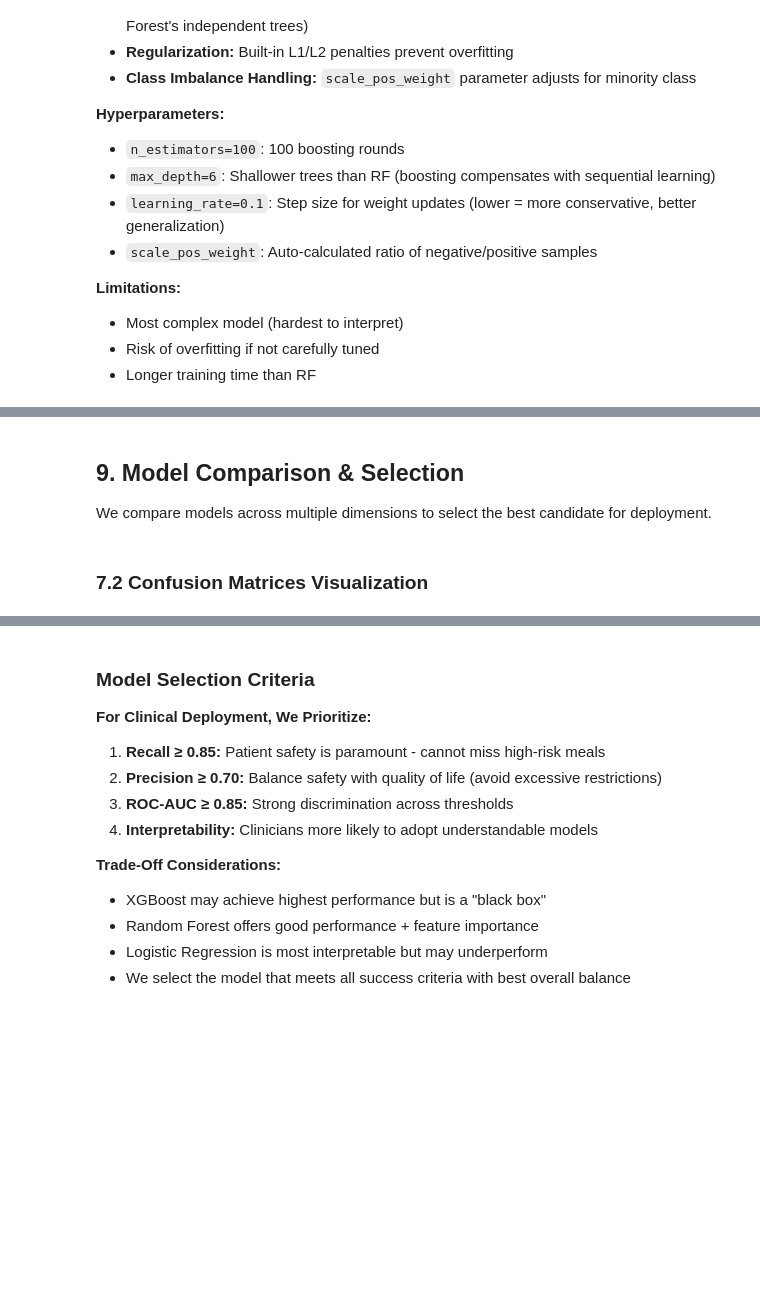
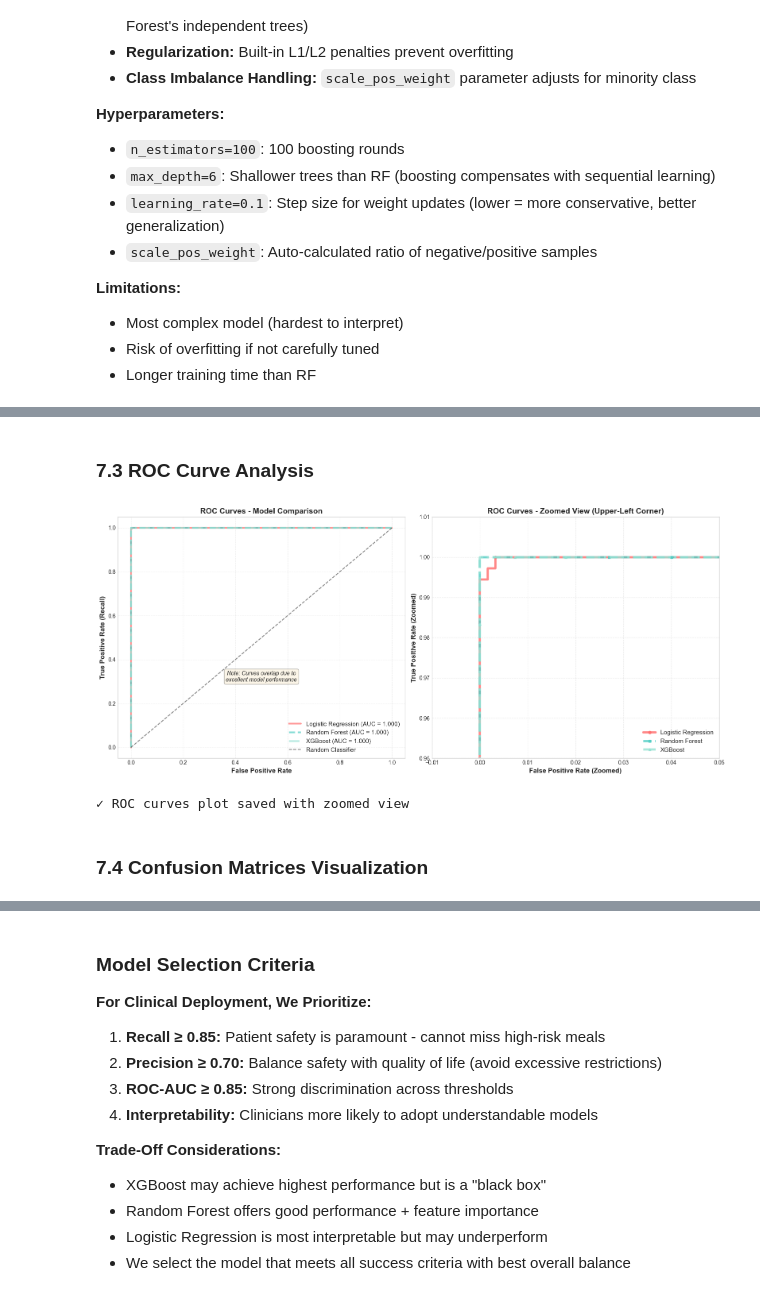
Before and after one commit to sanjaykshetri/gestational_diabetes_recommender_project, a Jupyter notebook: notebooks/03_modeling.ipynb, the cells around one changed output, grey strips where cells are left out. Drawn from its saved outputs; the diff is of its cells as text; code cells hidden in the pictures; blank space fills up the shorter version.

Commit message:
Improve 03_modeling notebook: fix section numbering, enhance ROC visualization, reorganize structure

```diff
--- a/notebooks/03_modeling.ipynb
+++ b/notebooks/03_modeling.ipynb
@@ -991,38 +1209,64 @@ print("✓ Model comparison plot saved")
 # %% [markdown]
-## 9. Model Comparison & Selection
-
-We compare models across multiple dimensions to select the best candidate for deployment.
+### 7.3 ROC Curve Analysis
 # %%
-# Plot ROC curves for all models
-plt.figure(figsize=(10, 8))
+# Plot ROC curves for all models with improved visualization
+fig, (ax1, ax2) = plt.subplots(1, 2, figsize=(16, 7))
 
+# Main ROC Curve Plot
 # Logistic Regression
 fpr_lr, tpr_lr, _ = roc_curve(y_test, y_test_proba_lr)
-plt.plot(fpr_lr, tpr_lr, label=f'Logistic Regression (AUC = {lr_auc:.3f})', linewidth=2)
+ax1.plot(fpr_lr, tpr_lr, label=f'Logistic Regression (AUC = {lr_auc:.3f})',
+         linewidth=3, alpha=0.7, color='#FF6B6B', linestyle='-')
 
 # Random Forest
 fpr_rf, tpr_rf, _ = roc_curve(y_test, y_test_proba_rf)
-plt.plot(fpr_rf, tpr_rf, label=f'Random Forest (AUC = {rf_auc:.3f})', linewidth=2)
+ax1.plot(fpr_rf, tpr_rf, label=f'Random Forest (AUC = {rf_auc:.3f})',
+         linewidth=3, alpha=0.7, color='#4ECDC4', linestyle='--')
 
 # XGBoost
 fpr_xgb, tpr_xgb, _ = roc_curve(y_test, y_test_proba_xgb)
-plt.plot(fpr_xgb, tpr_xgb, label=f'XGBoost (AUC = {xgb_auc:.3f})', linewidth=2)
+ax1.plot(fpr_xgb, tpr_xgb, label=f'XGBoost (AUC = {xgb_auc:.3f})',
+         linewidth=3, alpha=0.7, color='#95E1D3', linestyle='-.')
 
 # Diagonal line (random classifier)
-plt.plot([0, 1], [0, 1], 'k--', label='Random Classifier', linewidth=1)
+ax1.plot([0, 1], [0, 1], 'k--', label='Random Classifier', linewidth=1.5, alpha=0.5)
 
-plt.xlabel('False Positive Rate', fontsize=12)
-plt.ylabel('True Positive Rate (Recall)', fontsize=12)
-plt.title('ROC Curves - Model Comparison', fontsize=14, fontweight='bold')
-plt.legend(loc='lower right', fontsize=10)
-plt.grid(alpha=0.3)
+ax1.set_xlabel('False Positive Rate', fontsize=12, fontweight='bold')
+ax1.set_ylabel('True Positive Rate (Recall)', fontsize=12, fontweight='bold')
+ax1.set_title('ROC Curves - Model Comparison', fontsize=14, fontweight='bold')
+ax1.legend(loc='lower right', fontsize=11, framealpha=0.9)
+ax1.grid(alpha=0.3, linestyle='--')
+ax1.text(0.5, 0.3, 'Note: Curves overlap due to\nexcellent model performance',
+         fontsize=10, ha='center', style='italic',
+         bbox=dict(boxstyle='round', facecolor='wheat', alpha=0.3))
+
+# Zoomed-in view of upper-left corner
+ax2.plot(fpr_lr, tpr_lr, label=f'Logistic Regression',
+         linewidth=4, alpha=0.8, color='#FF6B6B', linestyle='-', marker='o', markersize=5, markevery=5)
+ax2.plot(fpr_rf, tpr_rf, label=f'Random Forest',
+         linewidth=4, alpha=0.8, color='#4ECDC4', linestyle='--', marker='s', markersize=5, markevery=5)
+ax2.plot(fpr_xgb, tpr_xgb, label=f'XGBoost',
+         linewidth=4, alpha=0.8, color='#95E1D3', linestyle='-.', marker='^', markersize=5, markevery=5)
+
+# Zoom to upper-left corner
+ax2.set_xlim(-0.01, 0.05)
+ax2.set_ylim(0.95, 1.01)
+ax2.set_xlabel('False Positive Rate (Zoomed)', fontsize=12, fontweight='bold')
+ax2.set_ylabel('True Positive Rate (Zoomed)', fontsize=12, fontweight='bold')
+ax2.set_title('ROC Curves - Zoomed View (Upper-Left Corner)', fontsize=14, fontweight='bold')
+ax2.legend(loc='lower right', fontsize=11, framealpha=0.9)
+ax2.grid(alpha=0.4, linestyle='--')
+
 plt.tight_layout()
 plt.savefig(REPORTS_FIGURES / 'roc_curves.png', dpi=300, bbox_inches='tight')
 plt.show()
 
-print("✓ ROC curves plot saved")
+print("✓ ROC curves plot saved with zoomed view")
+# %% [output]
+[figure, added]
+✓ ROC curves plot saved with zoomed view
 # %% [markdown]
-### 7.2 Confusion Matrices Visualization
+### 7.4 Confusion Matrices Visualization
 # %%
 # Plot confusion matrices
 fig, axes = plt.subplots(1, 3, figsize=(15, 4))
```
Also changed, not shown: parts of 29 cells of this notebook.
